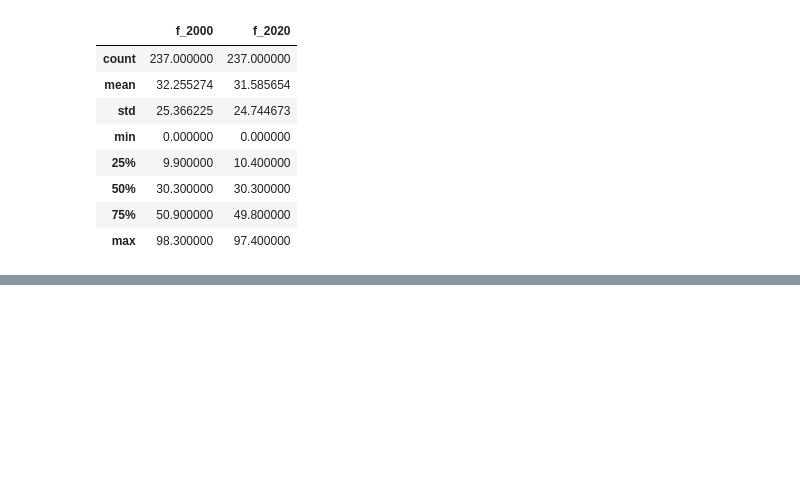
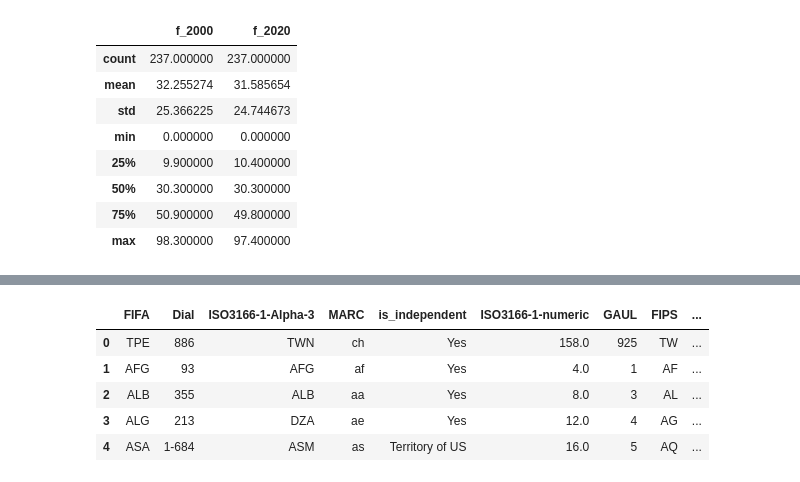
Before and after one commit to anacbneumann/Deforestation_analysis, a Jupyter notebook: deforestation_eda.ipynb, the cells around one changed output, grey strips where cells are left out. Saved outputs shown, nothing was run; the diff lists cells and outputs as text; code cells hidden in the pictures; blank space fills up the shorter version.

```diff
--- a/deforestation_eda.ipynb
+++ b/deforestation_eda.ipynb
@@ -140,0 +158,16 @@ LINK: https://datahub.io/core/country-codes#data
+# %%
+# Defining the path to file:
+path2 = 'country-codes_csv.csv'
+
+# Assigning dataframe to a variable:
+country_info = pd.read_csv(path2)
+
+# Preview:
+country_info.head(5)
+# %% [output]
+|  | FIFA | Dial | ISO3166-1-Alpha-3 | MARC | is_independent | ISO3166-1-numeric | GAUL | FIPS | ... |
+| 0 | TPE | 886 | TWN | ch | Yes | 158.0 | 925 | TW | ... |
+| 1 | AFG | 93 | AFG | af | Yes | 4.0 | 1 | AF | ... |
+| 2 | ALB | 355 | ALB | aa | Yes | 8.0 | 3 | AL | ... |
+| 3 | ALG | 213 | DZA | ae | Yes | 12.0 | 4 | AG | ... |
+| 4 | ASA | 1-684 | ASM | as | Territory of US | 16.0 | 5 | AQ | ... |
```
Also changed, not shown: parts of 23 cells of this notebook, 2 other files.
